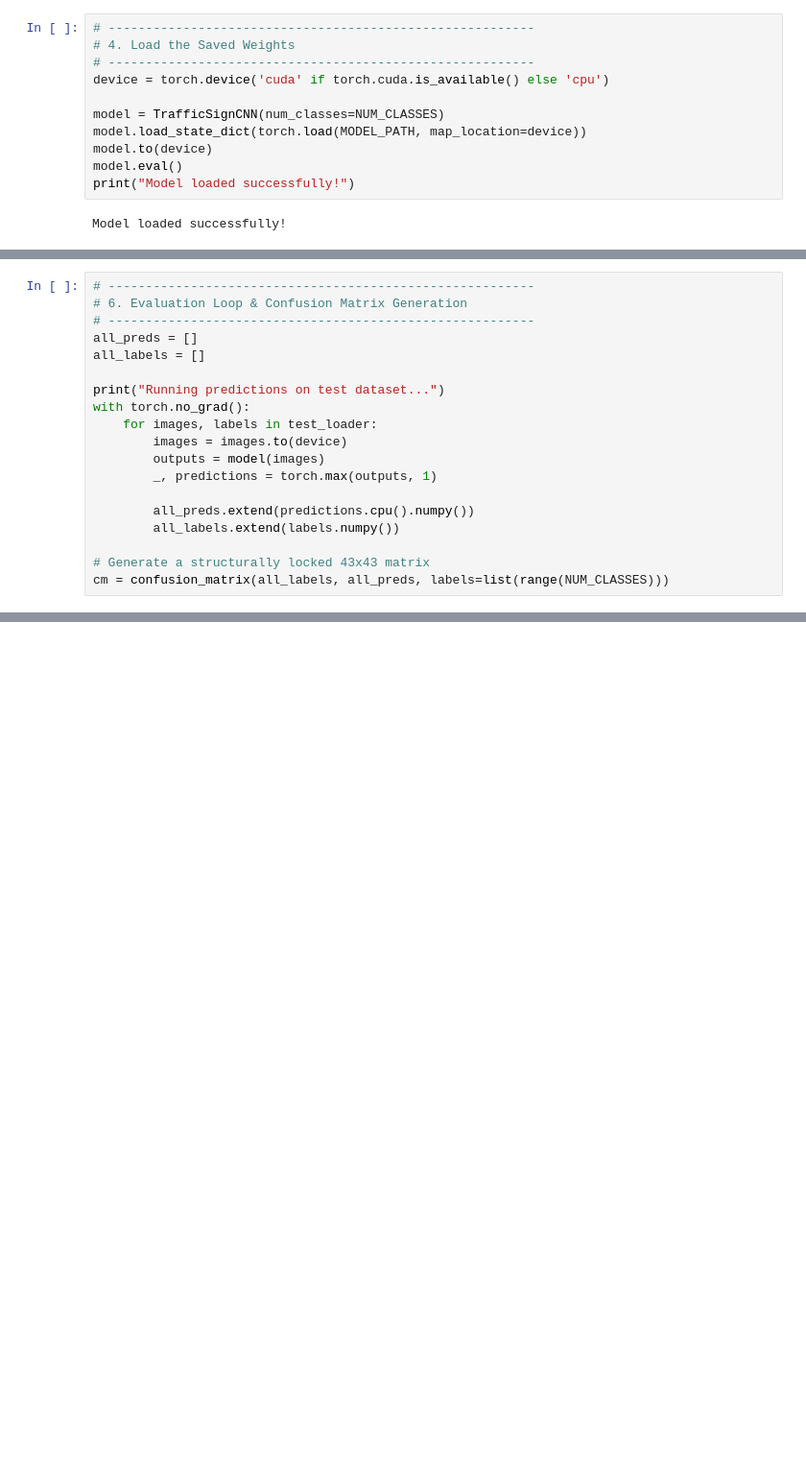
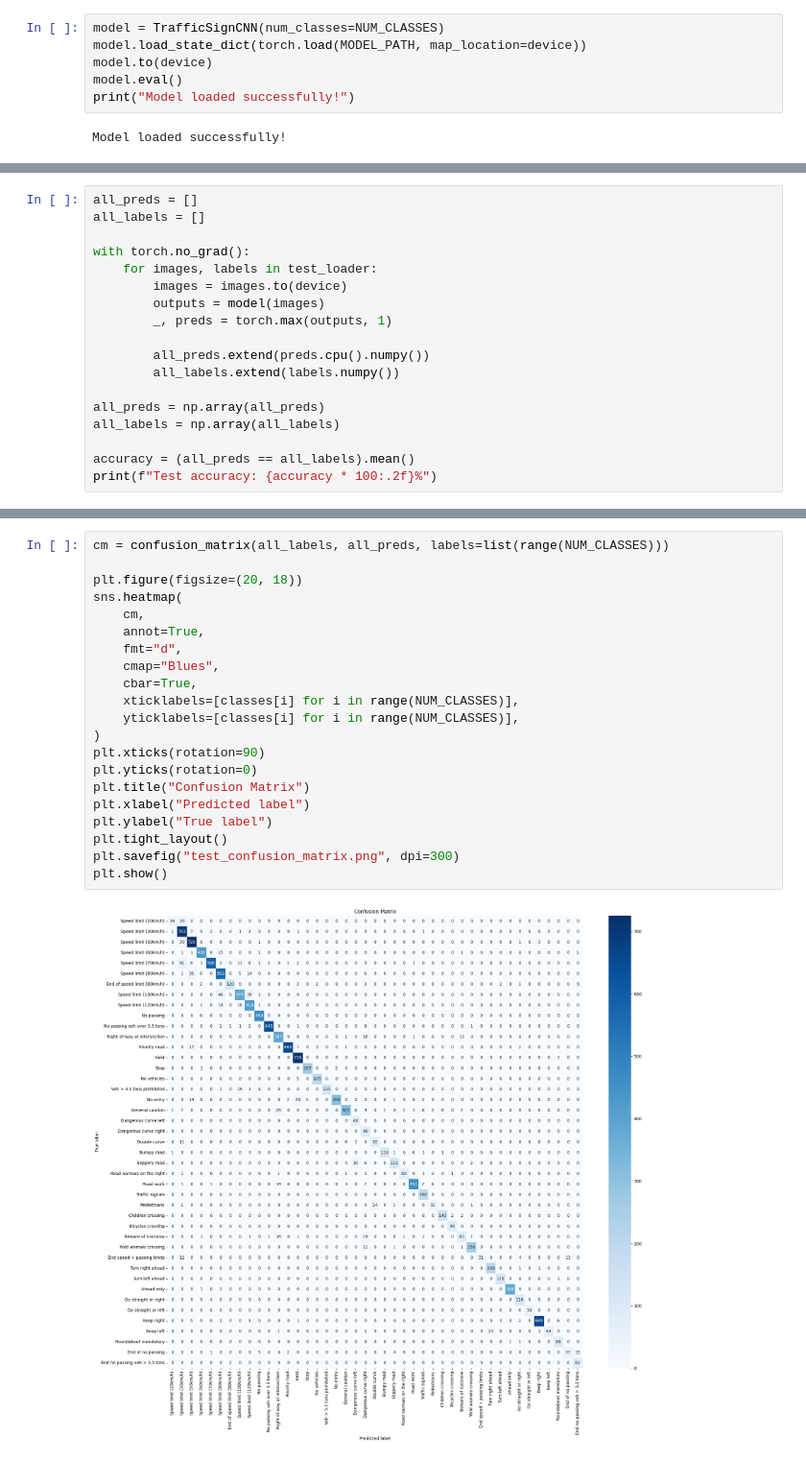
Before and after one commit to Katameqqe/GTSRB-cnn, a Jupyter notebook: test.ipynb, the cells around one changed output, grey strips where cells are left out. Shown at 96% size. Saved outputs shown, nothing was run; the diff lists cells and outputs as text; blank space fills up the shorter version.

```diff
--- a/test.ipynb
+++ b/test.ipynb
@@ -116,11 +108,6 @@ class TrafficSignCNN(nn.Module):
         x = self.classifier(x)
         return x
 # %%
-# ---------------------------------------------------------
-# 4. Load the Saved Weights
-# ---------------------------------------------------------
-device = torch.device('cuda' if torch.cuda.is_available() else 'cpu')
-
 model = TrafficSignCNN(num_classes=NUM_CLASSES)
 model.load_state_dict(torch.load(MODEL_PATH, map_location=device))
 model.to(device)
@@ -142,20 +118,19 @@ test_loader = DataLoader(dataset=test_dataset, batch_size=64, shuffle=False)
 # %%
-# ---------------------------------------------------------
-# 6. Evaluation Loop & Confusion Matrix Generation
-# ---------------------------------------------------------
 all_preds = []
 all_labels = []
 
-print("Running predictions on test dataset...")
 with torch.no_grad():
     for images, labels in test_loader:
         images = images.to(device)
         outputs = model(images)
-        _, predictions = torch.max(outputs, 1)
+        _, preds = torch.max(outputs, 1)
 
-        all_preds.extend(predictions.cpu().numpy())
+        all_preds.extend(preds.cpu().numpy())
         all_labels.extend(labels.numpy())
 
-# Generate a structurally locked 43x43 matrix
-cm = confusion_matrix(all_labels, all_preds, labels=list(range(NUM_CLASSES)))
+all_preds = np.array(all_preds)
+all_labels = np.array(all_labels)
+
+accuracy = (all_preds == all_labels).mean()
+print(f"Test accuracy: {accuracy * 100:.2f}%")
 # %% [output]
@@ -267,0 +138,23 @@ Total mistakes made by the model: 263 out of 12630 images.
+# %%
+cm = confusion_matrix(all_labels, all_preds, labels=list(range(NUM_CLASSES)))
+
+plt.figure(figsize=(20, 18))
+sns.heatmap(
+    cm,
+    annot=True,
+    fmt="d",
+    cmap="Blues",
+    cbar=True,
+    xticklabels=[classes[i] for i in range(NUM_CLASSES)],
+    yticklabels=[classes[i] for i in range(NUM_CLASSES)],
+)
+plt.xticks(rotation=90)
+plt.yticks(rotation=0)
+plt.title("Confusion Matrix")
+plt.xlabel("Predicted label")
+plt.ylabel("True label")
+plt.tight_layout()
+plt.savefig("test_confusion_matrix.png", dpi=300)
+plt.show()
+# %% [output]
+[figure, added]
```
Also changed, not shown: parts of 10 cells of this notebook, 2 other files.
